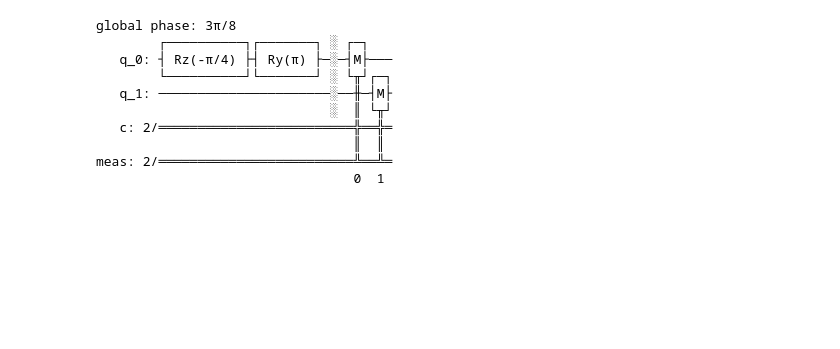
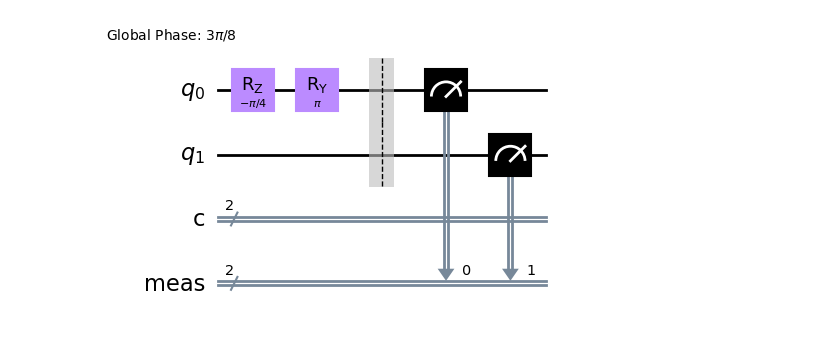
Before and after one commit to qiskit-community/qiskit-ionq, a Jupyter notebook: multi-circuit.ipynb, the cells around one changed output. Saved outputs shown, nothing was run; the diff lists cells and outputs as text; code cells hidden in the pictures; blank space fills up the shorter version.

```diff
--- a/multi-circuit.ipynb
+++ b/multi-circuit.ipynb
@@ -9,21 +6,18 @@ backend = provider.get_backend("simulator")
+# %%
+provider = IonQProvider(
+    url="https://api.ionq.co/v0.3",
+    token=os.getenv("IONQ_API_TOKEN"),
+)
+backend = provider.get_backend("ionq_simulator")
 # %%
 qc1 = QuantumCircuit(2, 2, name="2 registers")
-qc1.u(pi, pi/2, pi/4, 0)
+qc1.u(pi, pi / 2, pi / 4, 0)
 qc1.measure_all()
 qc1 = transpile(qc1, backend)
 
-print(qc1)
+qc1.draw('mpl')
 # %% [output]
-global phase: 3π/8
-        ┌──────────┐┌───────┐ ░ ┌─┐
-   q_0: ┤ Rz(-π/4) ├┤ Ry(π) ├─░─┤M├───
-        └──────────┘└───────┘ ░ └╥┘┌─┐
-   q_1: ──────────────────────░──╫─┤M├
-                              ░  ║ └╥┘
-   c: 2/═════════════════════════╬══╬═
-                                 ║  ║
-meas: 2/═════════════════════════╩══╩═
-                                 0  1
+[figure, added]
 # %%
 qc2 = QuantumCircuit(3, 3, name="inverted measurements")
 qc2.h(1)
```
Also changed, not shown: parts of 8 cells of this notebook, 2 other files.
